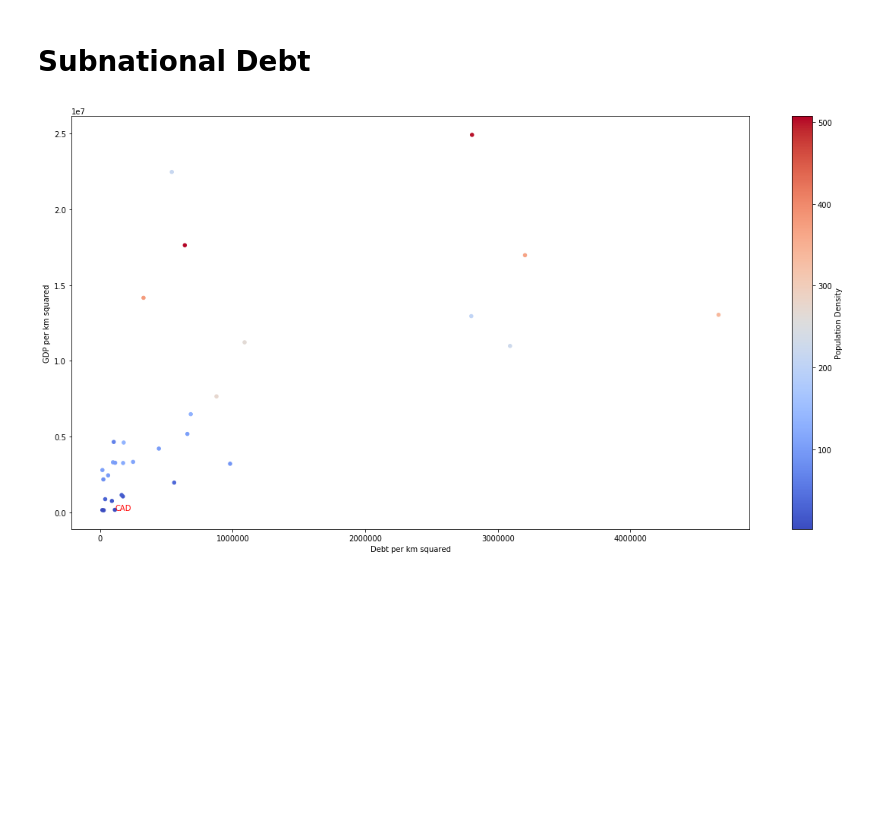
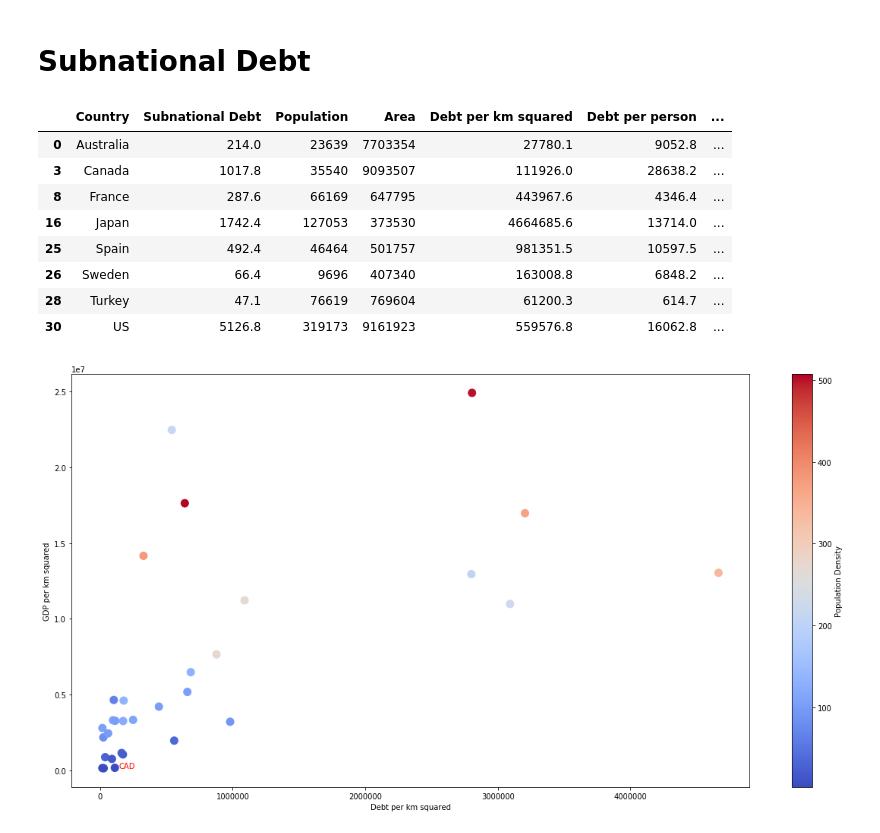
Before and after one commit to joshua-t-loong/subnational-debt, a Jupyter notebook: subnational-debt-analysis-final.ipynb, the cells around one changed output. Cells and saved outputs as stored; diff of their text form; code cells hidden in the pictures; blank space fills up the shorter version.

```diff
--- a/subnational-debt-analysis-final.ipynb
+++ b/subnational-debt-analysis-final.ipynb
@@ -6,9 +6,21 @@
 # %%
 import numpy as np
 import pandas as pd
 
 df = pd.read_excel('subnational-debt-OECD.xlsx', sheetname="Sheet1")
 df["GDP per km squared"] = (df.GDP * 1000000000) / df.Area
 simC = df[df["Population Density"] < 52]
+
+df[df["Area"] > 3.653490e+05]
+# %% [output]
+|  | Country | Subnational Debt | Population | Area | Debt per km squared | Debt per person | ... |
+| 0 | Australia | 214.0 | 23639 | 7703354 | 27780.1 | 9052.8 | ... |
+| 3 | Canada | 1017.8 | 35540 | 9093507 | 111926.0 | 28638.2 | ... |
+| 8 | France | 287.6 | 66169 | 647795 | 443967.6 | 4346.4 | ... |
+| 16 | Japan | 1742.4 | 127053 | 373530 | 4664685.6 | 13714.0 | ... |
+| 25 | Spain | 492.4 | 46464 | 501757 | 981351.5 | 10597.5 | ... |
+| 26 | Sweden | 66.4 | 9696 | 407340 | 163008.8 | 6848.2 | ... |
+| 28 | Turkey | 47.1 | 76619 | 769604 | 61200.3 | 614.7 | ... |
+| 30 | US | 5126.8 | 319173 | 9161923 | 559576.8 | 16062.8 | ... |
 # %%
 labels = ["Debt per km squared" , "GDP per km squared"]
```
Also changed, not shown: parts of 3 cells of this notebook.
